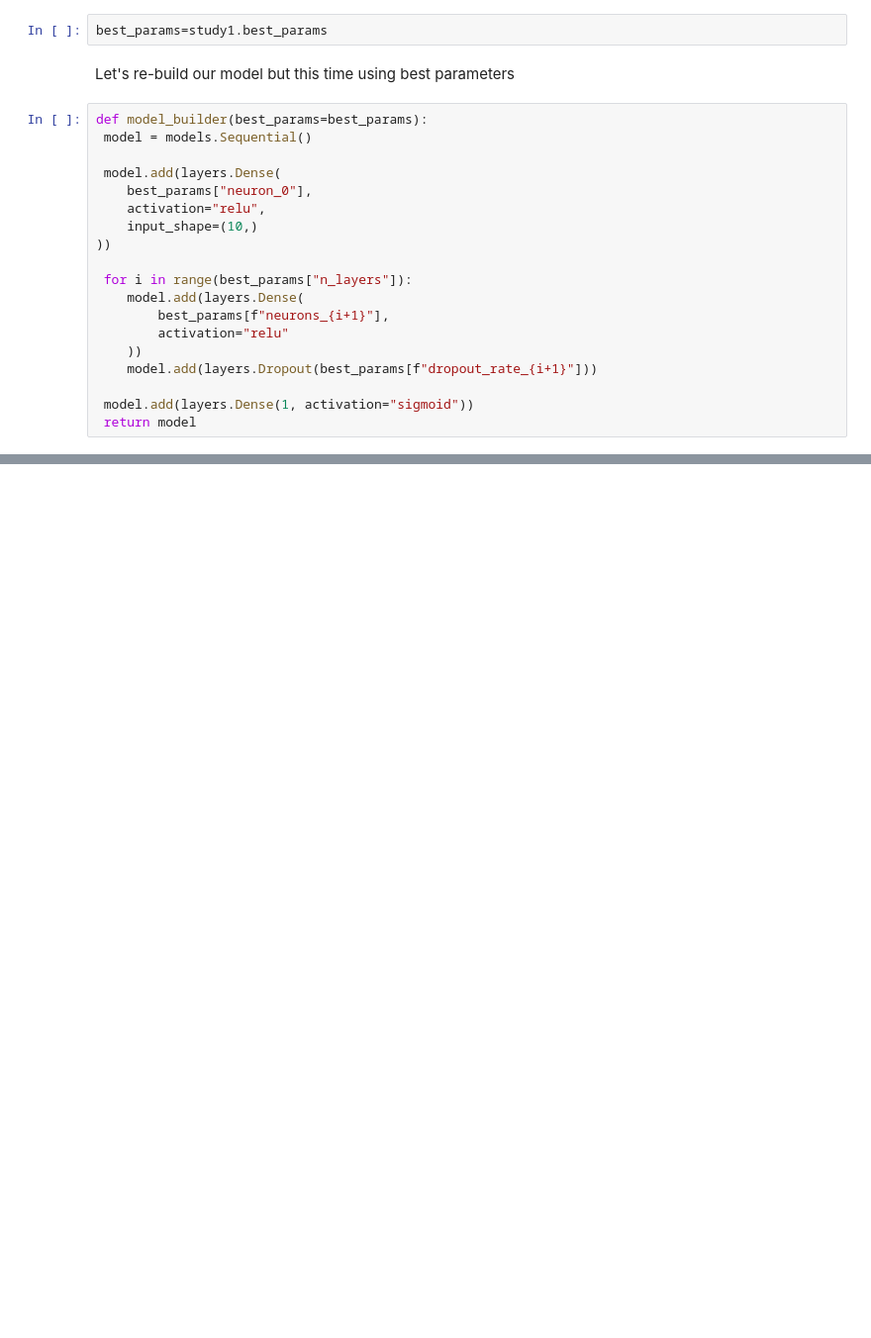
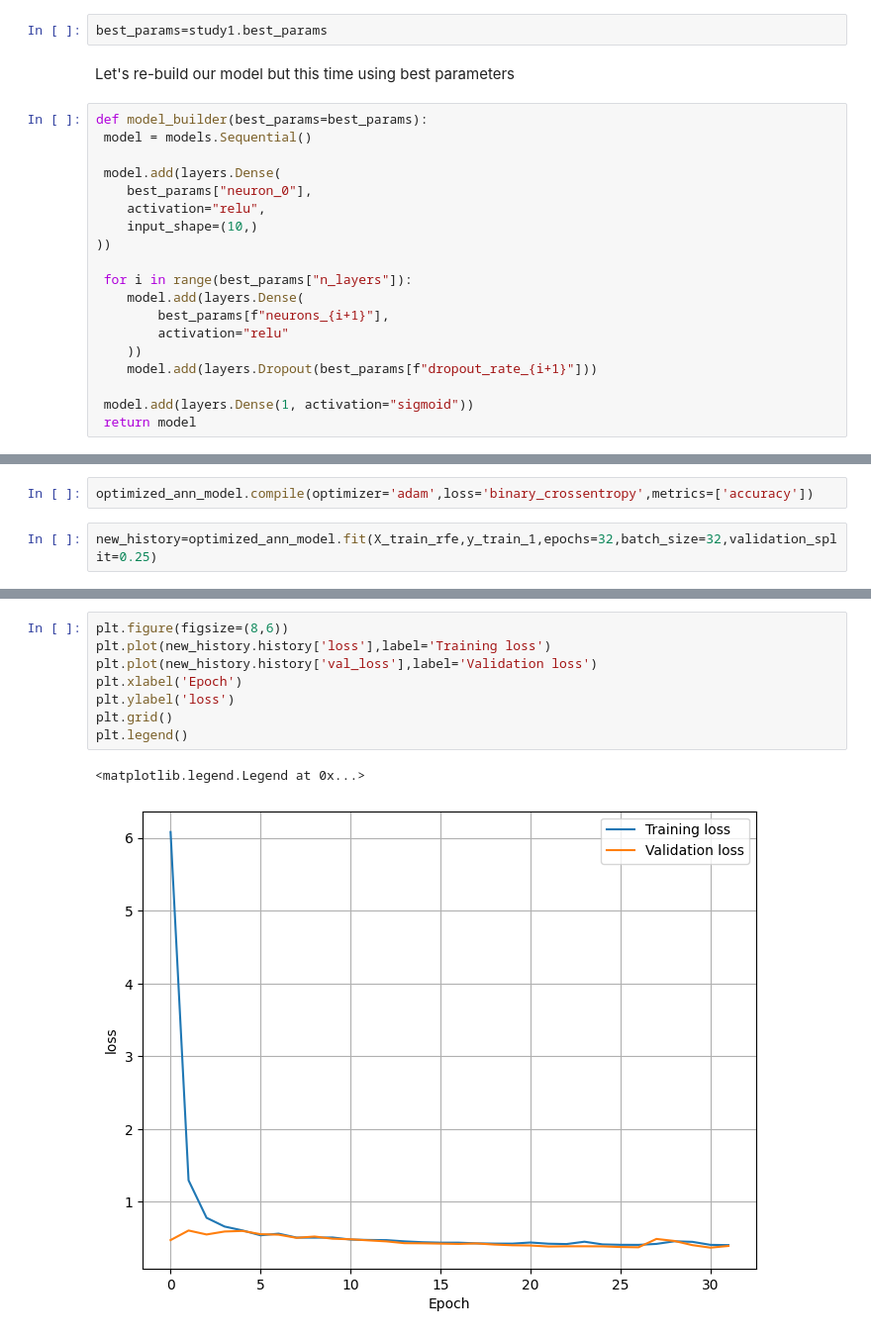
Before and after one commit to ashutoshkarspacex-cmd/ANN_MODEL-DL, a Jupyter notebook: Churn_using_ANN.ipynb, the cells around one changed output, grey strips where cells are left out. Shown at 99% size. Cells and saved outputs as stored; diff of their text form; blank space fills up the shorter version.

```diff
--- a/Churn_using_ANN.ipynb
+++ b/Churn_using_ANN.ipynb
@@ -534,3 +534,7 @@ Model: "sequential_37"
  Total params: 44,315 (173.11 KB)
  Trainable params: 44,315 (173.11 KB)
  Non-trainable params: 0 (0.00 B)
+# %%
+optimized_ann_model.compile(optimizer='adam',loss='binary_crossentropy',metrics=['accuracy'])
+# %%
+new_history=optimized_ann_model.fit(X_train_rfe,y_train_1,epochs=32,batch_size=32,validation_split=0.25)
@@ -536,0 +569,11 @@ Model: "sequential_37"
+# %%
+plt.figure(figsize=(8,6))
+plt.plot(new_history.history['loss'],label='Training loss')
+plt.plot(new_history.history['val_loss'],label='Validation loss')
+plt.xlabel('Epoch')
+plt.ylabel('loss')
+plt.grid()
+plt.legend()
+# %% [output]
+<matplotlib.legend.Legend at 0x...>
+[figure, added]
```
Also changed, not shown: parts of 5 cells of this notebook, 1 other file.
